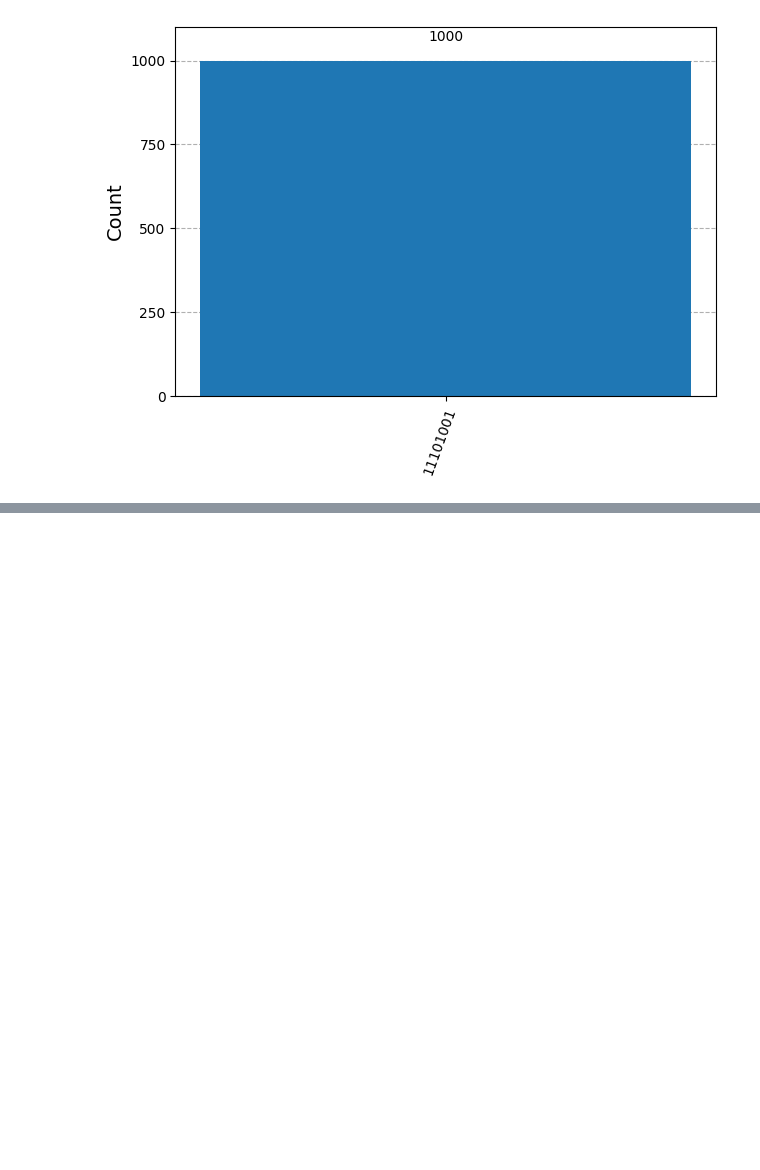
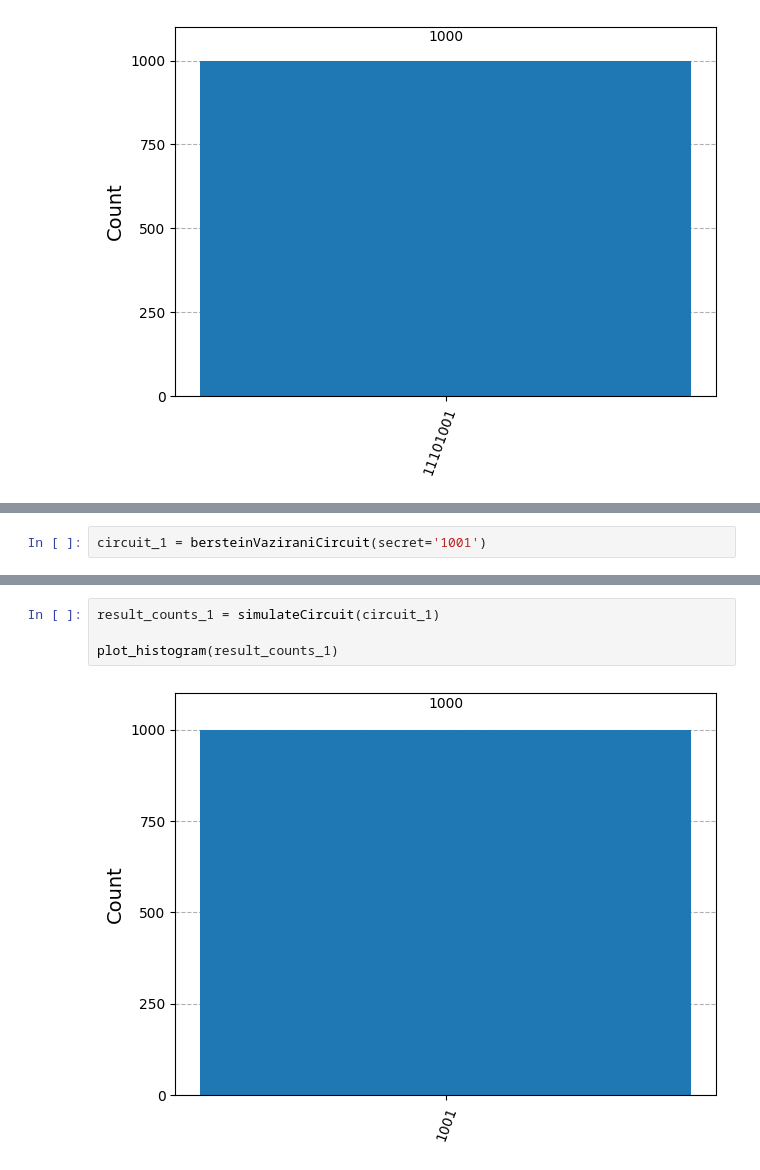
Before and after one commit to JVMergulho/Quantum-Computing-Project, a Jupyter notebook: Projeto_Quantica.ipynb, the cells around one changed output, grey strips where cells are left out. Cells and saved outputs as stored; diff of their text form; blank space fills up the shorter version.

Commit message:
feat: add predefined secret-based examples

```diff
--- a/Projeto_Quantica.ipynb
+++ b/Projeto_Quantica.ipynb
@@ -267,0 +268,2 @@ plot_histogram(noisy_result_counts)
+# %%
+circuit_1 = bersteinVaziraniCircuit(secret='1001')
@@ -267,0 +286,6 @@ plot_histogram(noisy_result_counts)
+# %%
+result_counts_1 = simulateCircuit(circuit_1)
+
+plot_histogram(result_counts_1)
+# %% [output]
+[figure, added]
```
Also changed, not shown: parts of 14 cells of this notebook.
